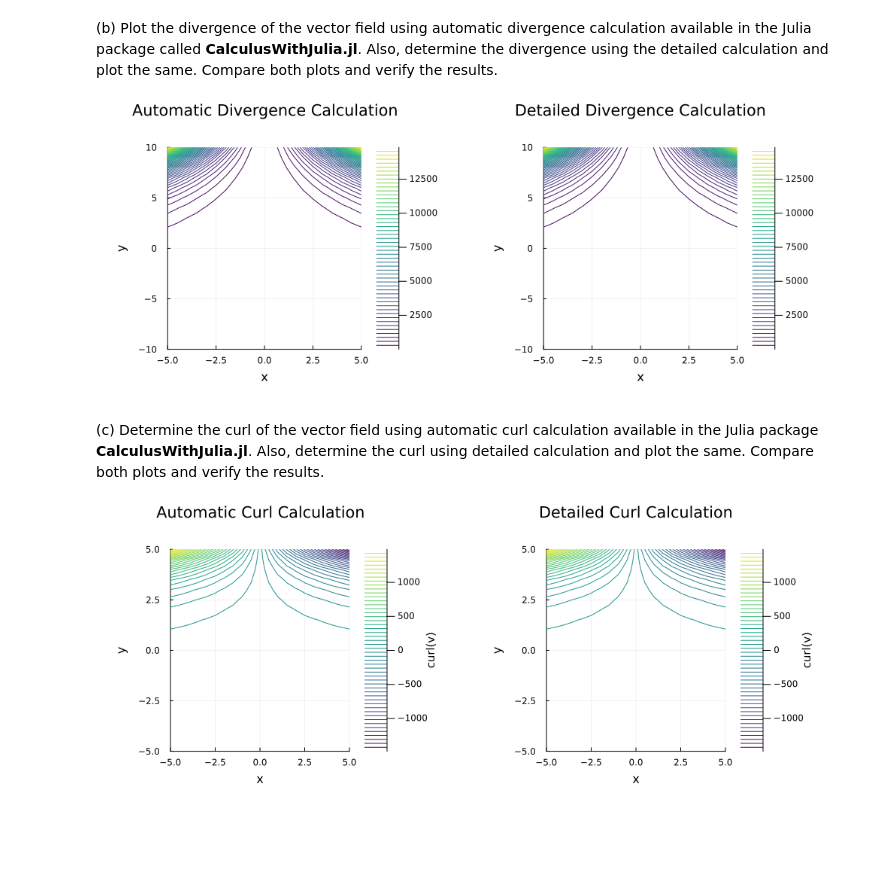
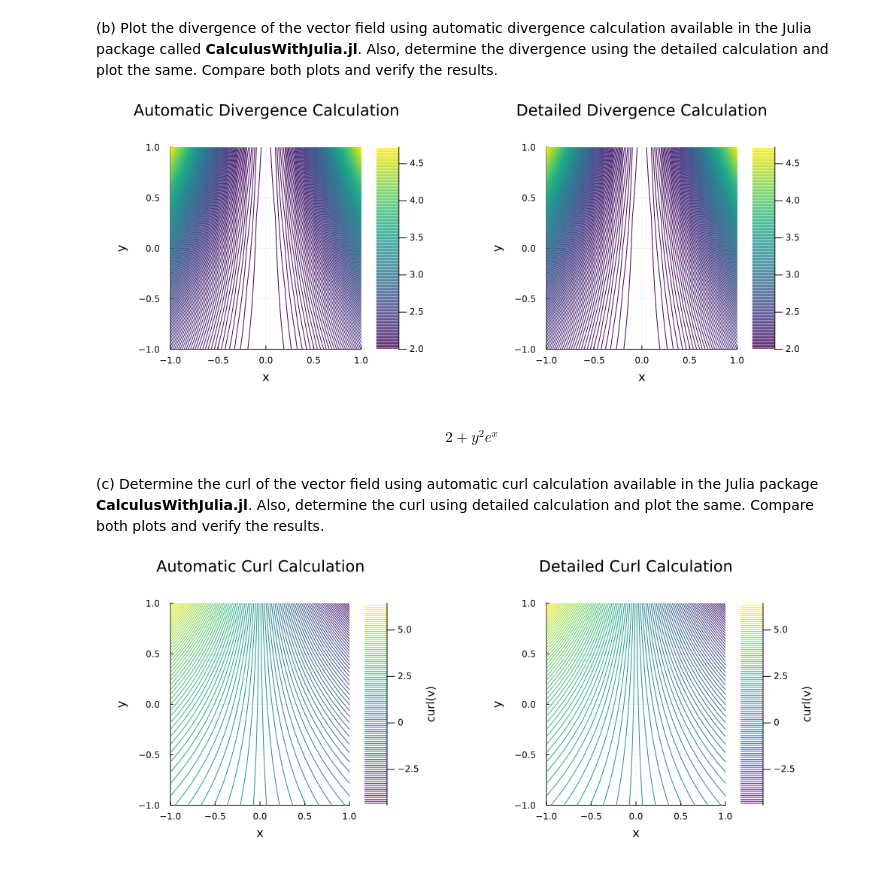
Before and after one commit to Amiya-Das-2004/Learning_Julia, a Jupyter notebook: CAD_Lab_Assignments/A1/Question_3/Q3.ipynb, the cells around one changed output. Cells and saved outputs as stored; diff of their text form; code cells hidden in the pictures; blank space fills up the shorter version.

```diff
--- a/CAD_Lab_Assignments/A1/Question_3/Q3.ipynb
+++ b/CAD_Lab_Assignments/A1/Question_3/Q3.ipynb
@@ -75,8 +75,8 @@ velocity(x,y) = [(exp(x)*(y^2)) , (x + (2*y))]
 velocity(v) = velocity(v...)
 
 # Limit of vectors in x and y direction
-xlim =(-5,5)
-ylim =(-10,10)
+xlim =(-1,1)
+ylim =(-1,1)
 
 # number of x and y values
 nx =20
@@ -100,36 +100,43 @@ v_sym = velocity(x, y)
 cDiv_expr = expand_derivatives(Dx(v_sym[1])) + expand_derivatives(Dy(v_sym[2]))
 # cDiv_func = eval(build_function([x, y], cDiv_expr)[1])
 # cDiv_func = eval(build_function([x, y], cDiv_expr, expression=Val{false})[1])
 # cDiv = cDiv_func.(ps)
 # cDiv = [cDiv_func(p[1], p[2]) for p in ps]
 div(x,y) = (2 + ((y^2)*exp(x)))
 div(v) = div(v...)
 cDiv = div.(ps);
 
 # Contour plot
 Plot = plot(
     # Automatic Divergence
-    contour(xs, ys, vd, nlevels=50,
+    contour(xs, ys, vd, nlevels=200,
         xlabel="x", ylabel="y",
         title="Automatic Divergence Calculation",
         color=:viridis),
 
     # Manual Divergence
-    contour(xs, ys, cDiv, nlevels=50,
+    contour(xs, ys, cDiv, nlevels=200,
         xlabel="x", ylabel="y",
         title="Detailed Divergence Calculation",
         color=:viridis),
 
     layout=(1, 2),
     margin=10mm,
     size=(1000, 400)
 )
 
 # Saving as png
 savefig(Plot, "Divergence_Plot(b).png")
 display(Plot)
 # %% [output]
-[figure, old version]
+[figure, new version]
+# %%
+cDiv_expr
+# %% [output]
+$$ \begin{equation}
+2 + y^{2} e^{x}
+\end{equation}
+ $$
 # %% [markdown]
  (c) Determine the curl of the vector field using automatic curl calculation available in the Julia package
  **CalculusWithJulia.jl**. Also, determine the curl using detailed calculation and plot the same. Compare
@@ -149,8 +156,8 @@ velocity(x,y) = [(exp(x)*(y^2)) , (x + (2*y))]
 velocity(v) = velocity(v...)
 
 # Limit of vectors in x and y direction
-xlim =(-5,5)
-ylim =(-5,5)
+xlim =(-1,1)
+ylim =(-1,1)
 
 # number of x and y values
 nx =20
@@ -187,14 +194,14 @@ Calc_curl = curl_exp.(ps)
 # Contour plot
 Plot = plot(
     # Automatic Divergence
-    contour(xs, ys, vd, nlevels=50,
+    contour(xs, ys, vd, nlevels=100,
         xlabel="x", ylabel="y",
         title="Automatic Curl Calculation",
         colorbar_title="curl(v)",
         color=:viridis),
 
     # Detailed Divergence
-    contour(xs, ys, Calc_curl, nlevels=50,
+    contour(xs, ys, Calc_curl, nlevels=100,
         xlabel="x", ylabel="y",
         title="Detailed Curl Calculation",
         colorbar_title="curl(v)",
@@ -209,4 +216,4 @@ Plot = plot(
 savefig(Plot, "Curl_Plot(c).png")
 display(Plot)
 # %% [output]
-[figure, old version]
+[figure, new version]
```
Also changed, not shown: 9 other files.
